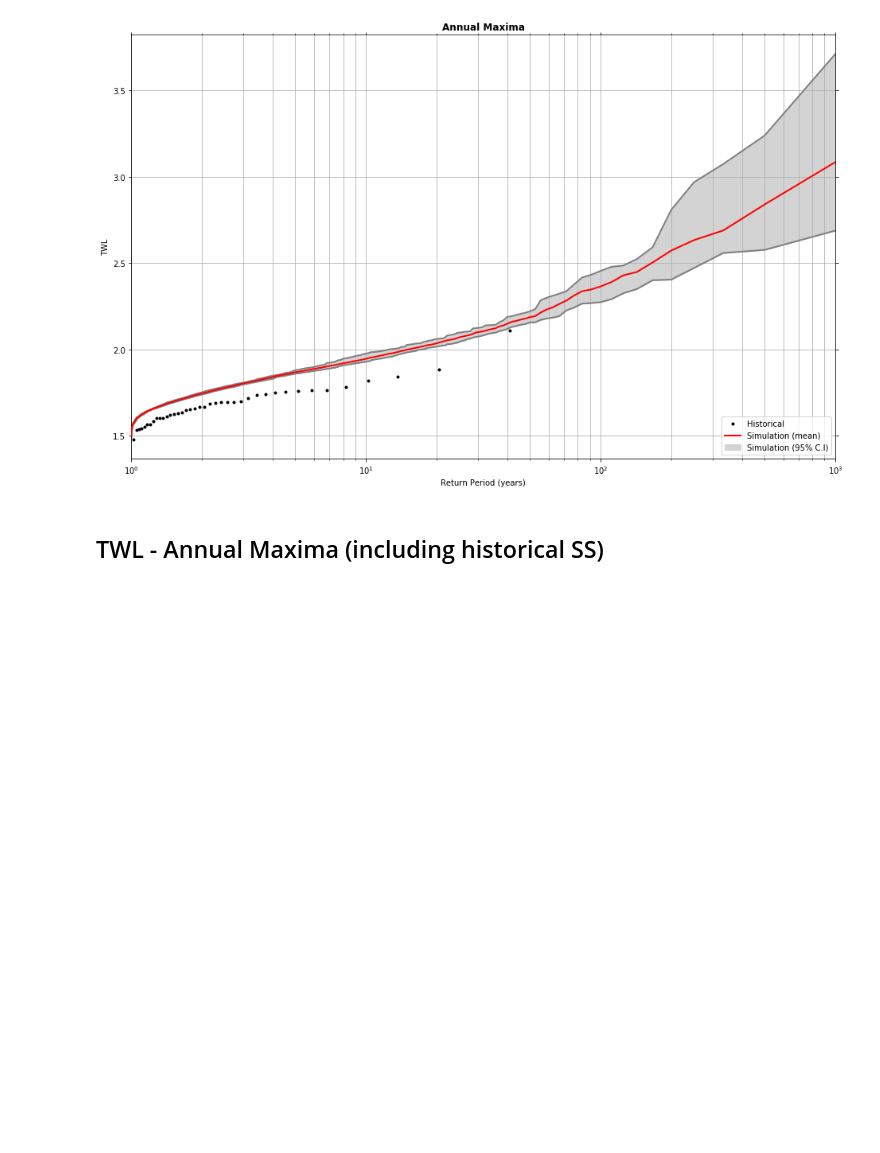
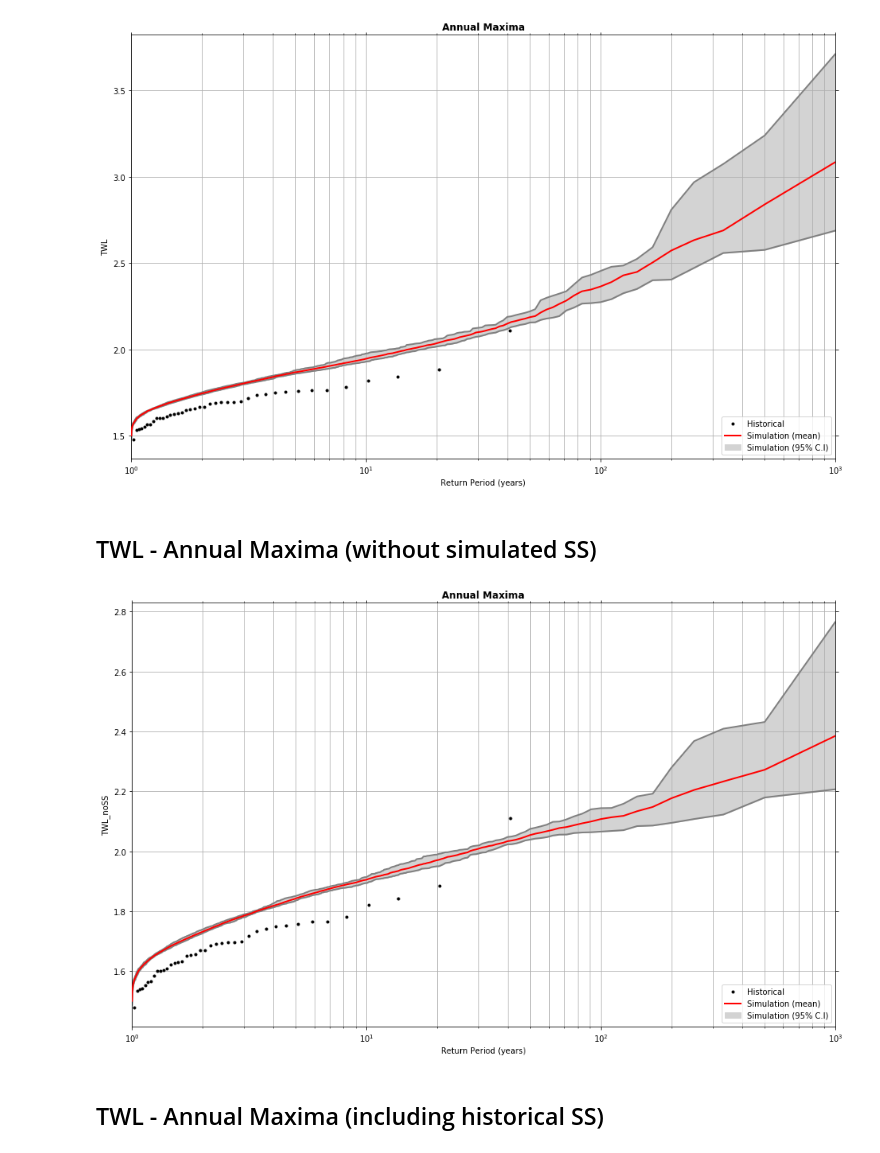
Before and after one commit to ripolln/teslakit, a Jupyter notebook: notebooks/KWAJALEIN/02_MetOcean_emulator/14_Validation.ipynb, the cells around one changed output. Cells and saved outputs as stored; diff of their text form; code cells hidden in the pictures; blank space fills up the shorter version.

Commit message:
added figure comparing simulated TWL without SS

```diff
--- a/notebooks/KWAJALEIN/02_MetOcean_emulator/14_Validation.ipynb
+++ b/notebooks/KWAJALEIN/02_MetOcean_emulator/14_Validation.ipynb
@@ -227,6 +227,22 @@ sim_A = SIM_C_h['TWL'].groupby('time.year').max(dim='time')
 Plot_ReturnPeriodValidation(hist_A, sim_A.transpose());
 # %% [output]
 [figure]
+# %% [markdown]
+## TWL - Annual Maxima (without simulated SS)
+# %%
+# Plot TWL annual maxima
+SIM_C_h['TWL_noSS'] =  SIM_C_h['AWL'] + SIM_C_h['AT'] + SIM_C_h['MMSL']
+
+
+# calculate Annual Maxima values for historical and simulated data
+hist_A = HIST_C_h['TWL'].groupby('time.year').max(dim='time')
+#sim_A = SIM_C_h['TWL'].groupby('time.year').max(dim='time')
+sim_A = SIM_C_h['TWL_noSS'].groupby('time.year').max(dim='time')
+
+# Return Period historical vs. simulations
+Plot_ReturnPeriodValidation(hist_A, sim_A.transpose());
+# %% [output]
+[figure, added]
 # %% [markdown]
 ## TWL - Annual Maxima (including historical SS)
 # %%
```
